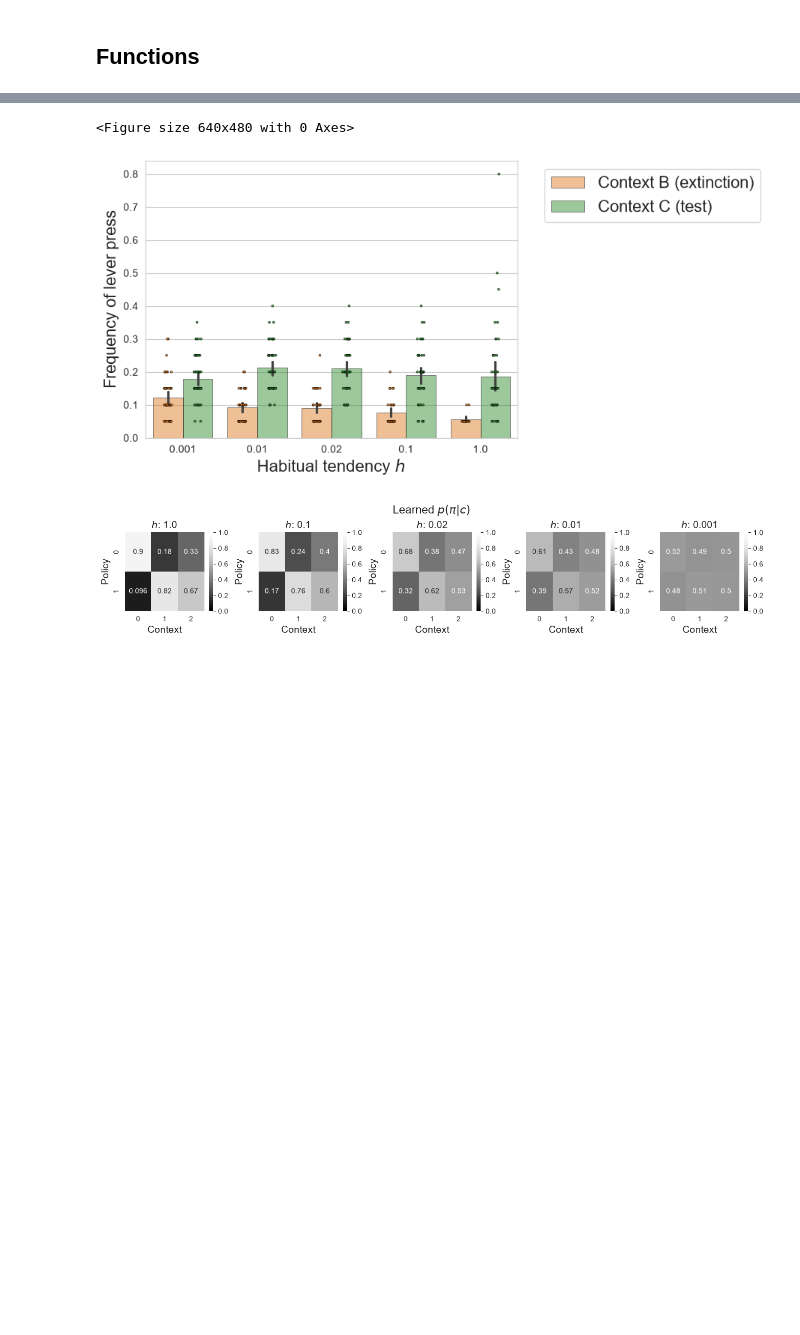
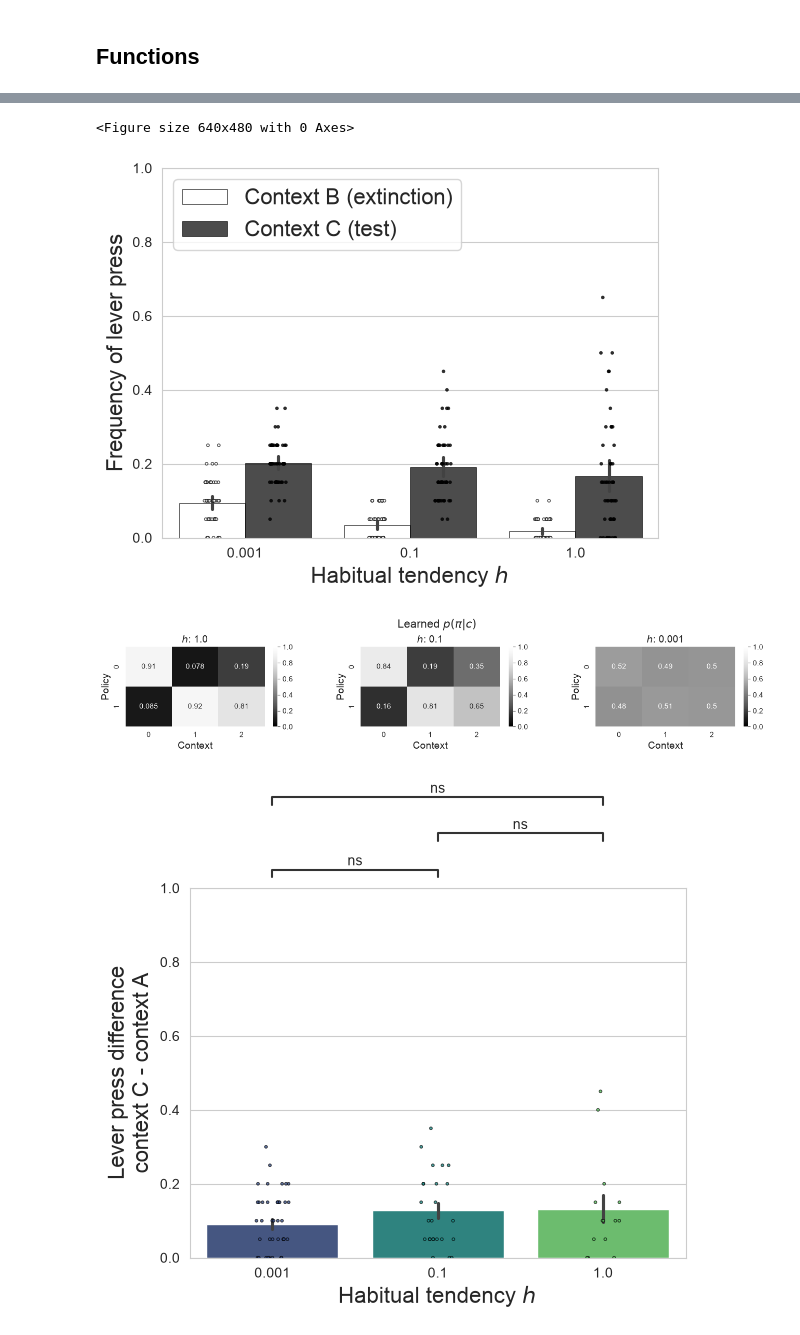
Before and after one commit to SIHranova/ContextualSUD, a Jupyter notebook: notebooks/4b_cue_reactivity.ipynb, the cells around one changed output, grey strips where cells are left out. Cells and saved outputs as stored; diff of their text form; code cells hidden in the pictures; blank space fills up the shorter version.

```diff
--- a/notebooks/4b_cue_reactivity.ipynb
+++ b/notebooks/4b_cue_reactivity.ipynb
@@ -1095,13 +1162,13 @@ def plot_figures(df_long, prior_policies_matrix, prior_color_cue, dpi=100):
 # %%
 
-np.random.seed(1)
+np.random.seed(3)
 dpi = 100
-hs = np.array([1, 10, 50, 100, 1000])#[1,2,3,4,5,6,7,8,9,10,100])
+hs = np.array([1, 10, 1000])#[1,2,3,4,5,6,7,8,9,10,100])
 context_volatility = 0.98
 block_size = 20
 trials_per_context = np.array([5,3,1])*block_size
 
-utility = np.array([0.025,0.95, 0.025])
+utility = np.array([0.025,0.95	, 0.025])
 TAU = np.array(trials_per_context).sum()
 contexts = ["A","B","C"]
 learn_cues = True
@@ -1127,3 +1227,4 @@ blocks included for policy posteiror plot: [7 8]
-<Figure size 640x480 with 0 Axes>
+<Figure size 640x480 with 0 Axes>
-[figure, old version]
+[figure, new version]
-[figure, old version]
+[figure, new version]
+[figure, added]
```
Also changed, not shown: parts of 6 cells of this notebook, 1 other file.
